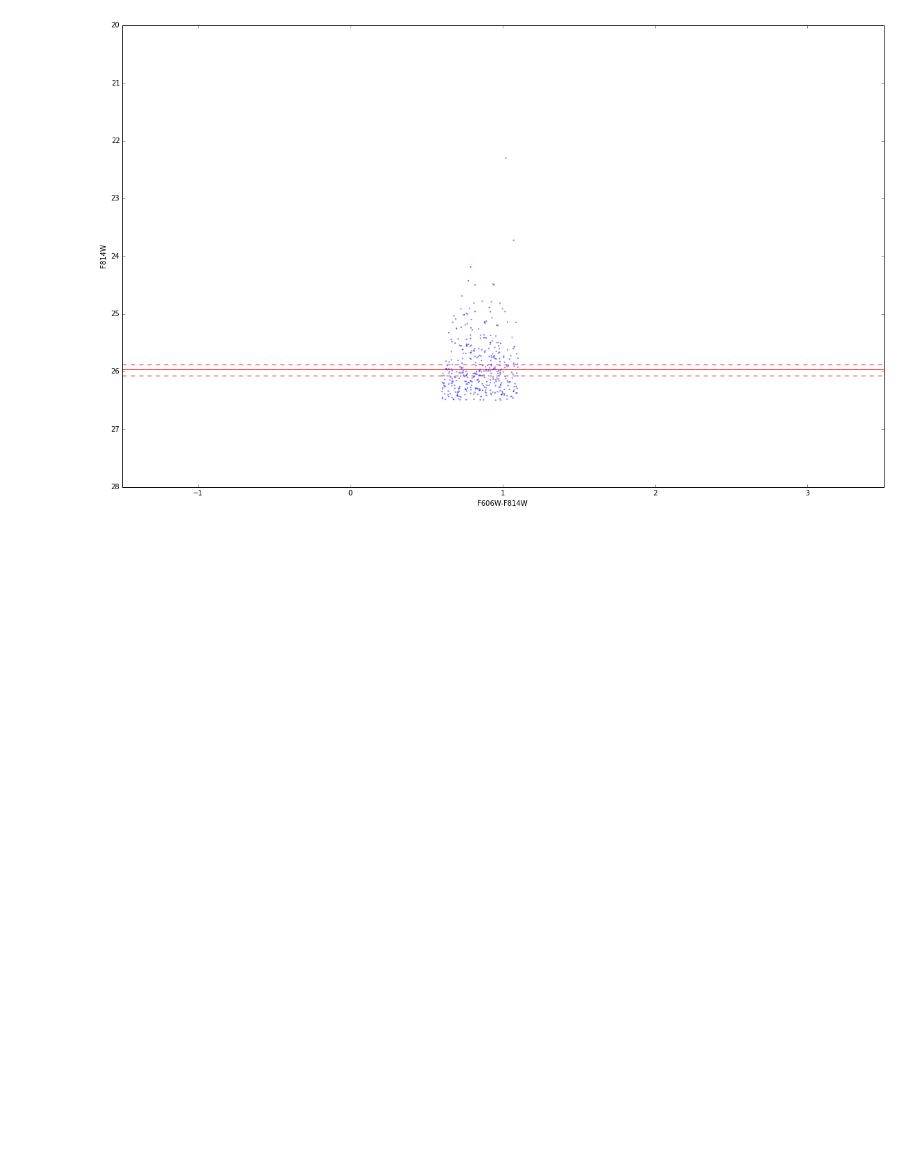
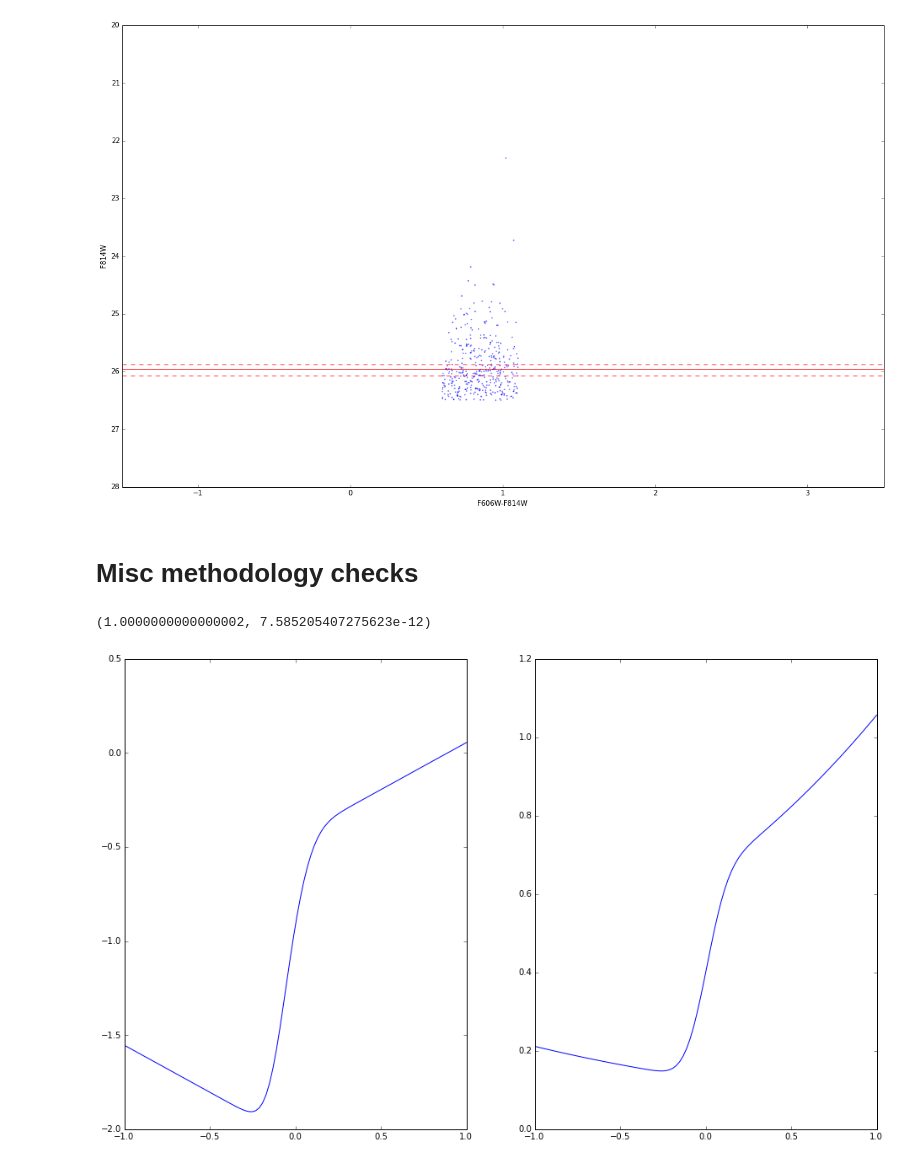
Before and after one commit to eteq/piscdwarfs_hst, a Jupyter notebook: Distance MCMC Experiments.ipynb, the cells around one changed output. Drawn from its saved outputs; the diff is of its cells as text; code cells hidden in the pictures; blank space fills up the shorter version.

```diff
--- a/Distance MCMC Experiments.ipynb
+++ b/Distance MCMC Experiments.ipynb
@@ -480,3 +528,24 @@ plt.tight_layout()
 25.9601346173 25.8748406162 26.0752784583 0.0852940011229 0.115143840999
 [figure]
 [figure]
+# %% [markdown]
+# Misc methodology checks
+# %%
+#ensure that exp_gauss_conv_normed is actually normalized
+from scipy import integrate
+
+lower = -1
+upper = 1
+args = (.5, -.5,.2,.1, lower, upper)
+
+x = np.linspace(lower, upper, 100)
+y = rgbmcmc.exp_gauss_conv_normed(x, *args)
+plt.subplot(1,2,1)
+plt.plot(x,np.log(y))
+plt.subplot(1,2,2)
+plt.plot(x,y)
+
+integrate.quad(rgbmcmc.exp_gauss_conv_normed,lower,upper,args)
+# %% [output]
+(1.0000000000000002, 7.585205407275623e-12)
+[figure, added]
```
Also changed, not shown: parts of 9 cells of this notebook, 1 other file.
